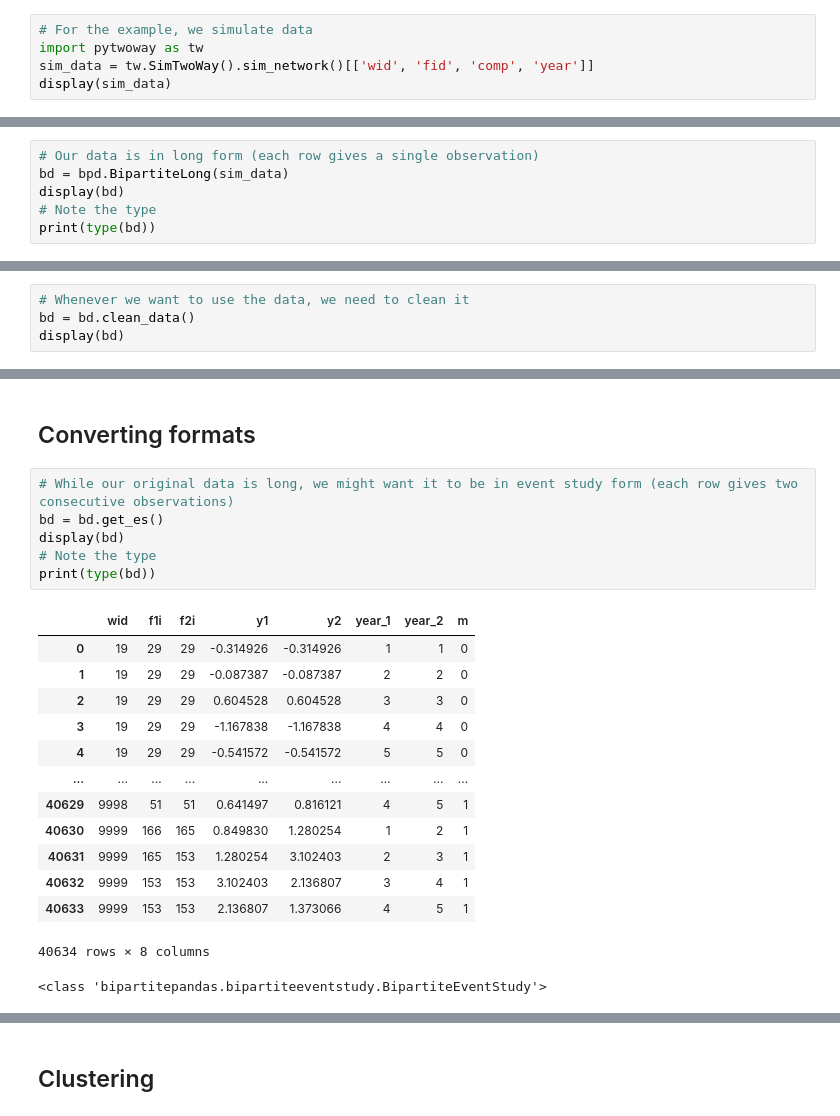
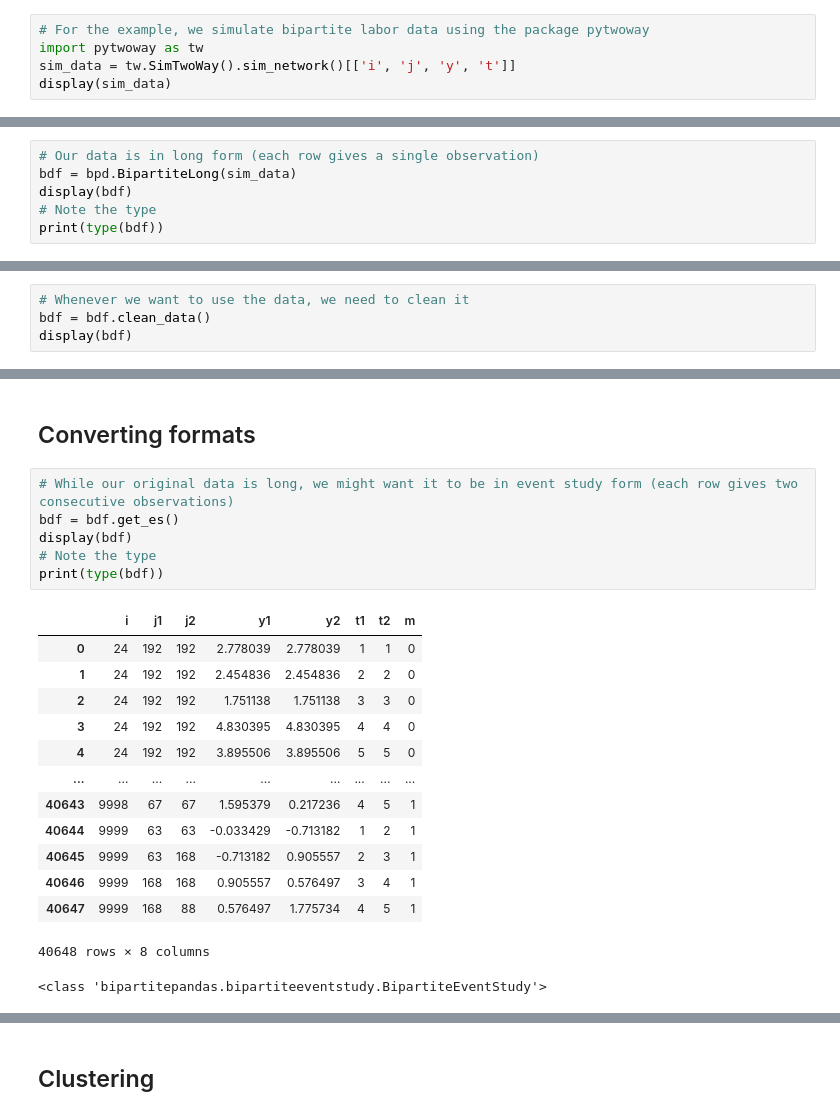
Before and after one commit to tlamadon/bipartitepandas, a Jupyter notebook: docs-src/source/notebooks/bipartitepandas_example.ipynb, the cells around one changed output, grey strips where cells are left out. Saved outputs shown, nothing was run; the diff lists cells and outputs as text.

```diff
--- a/docs-src/source/notebooks/bipartitepandas_example.ipynb
+++ b/docs-src/source/notebooks/bipartitepandas_example.ipynb
@@ -15,6 +11,6 @@ The package contains functions to simulate data. We use this here to keep things
 # %%
-# For the example, we simulate data
+# For the example, we simulate bipartite labor data using the package pytwoway
 import pytwoway as tw
-sim_data = tw.SimTwoWay().sim_network()[['wid', 'fid', 'comp', 'year']]
+sim_data = tw.SimTwoWay().sim_network()[['i', 'j', 'y', 't']]
 display(sim_data)
 # %% [output]
@@ -44,7 +40,7 @@ For long data, each row gives a single observation. For collapsed long data, eac
 # %%
 # Our data is in long form (each row gives a single observation)
-bd = bpd.BipartiteLong(sim_data)
-display(bd)
+bdf = bpd.BipartiteLong(sim_data)
+display(bdf)
 # Note the type
-print(type(bd))
+print(type(bdf))
 # %% [output]
@@ -73,6 +69,6 @@ print(bd.n_clusters())
 None
 # %%
 # Whenever we want to use the data, we need to clean it
-bd = bd.clean_data()
-display(bd)
+bdf = bdf.clean_data()
+display(bdf)
 # %% [output]
@@ -93,23 +89,23 @@ display(bd)
 ## Converting formats
 # %%
 # While our original data is long, we might want it to be in event study form (each row gives two consecutive observations)
-bd = bd.get_es()
-display(bd)
+bdf = bdf.get_es()
+display(bdf)
 # Note the type
-print(type(bd))
+print(type(bdf))
 # %% [output]
-|  | wid | f1i | f2i | y1 | y2 | year_1 | year_2 | m |
-| 0 | 19 | 29 | 29 | -0.314926 | -0.314926 | 1 | 1 | 0 |
-| 1 | 19 | 29 | 29 | -0.087387 | -0.087387 | 2 | 2 | 0 |
-| 2 | 19 | 29 | 29 | 0.604528 | 0.604528 | 3 | 3 | 0 |
-| 3 | 19 | 29 | 29 | -1.167838 | -1.167838 | 4 | 4 | 0 |
-| 4 | 19 | 29 | 29 | -0.541572 | -0.541572 | 5 | 5 | 0 |
+|  | i | j1 | j2 | y1 | y2 | t1 | t2 | m |
+| 0 | 24 | 192 | 192 | 2.778039 | 2.778039 | 1 | 1 | 0 |
+| 1 | 24 | 192 | 192 | 2.454836 | 2.454836 | 2 | 2 | 0 |
+| 2 | 24 | 192 | 192 | 1.751138 | 1.751138 | 3 | 3 | 0 |
+| 3 | 24 | 192 | 192 | 4.830395 | 4.830395 | 4 | 4 | 0 |
+| 4 | 24 | 192 | 192 | 3.895506 | 3.895506 | 5 | 5 | 0 |
 | ... | ... | ... | ... | ... | ... | ... | ... | ... |
-| 40629 | 9998 | 51 | 51 | 0.641497 | 0.816121 | 4 | 5 | 1 |
-| 40630 | 9999 | 166 | 165 | 0.849830 | 1.280254 | 1 | 2 | 1 |
-| 40631 | 9999 | 165 | 153 | 1.280254 | 3.102403 | 2 | 3 | 1 |
-| 40632 | 9999 | 153 | 153 | 3.102403 | 2.136807 | 3 | 4 | 1 |
-| 40633 | 9999 | 153 | 153 | 2.136807 | 1.373066 | 4 | 5 | 1 |
+| 40643 | 9998 | 67 | 67 | 1.595379 | 0.217236 | 4 | 5 | 1 |
+| 40644 | 9999 | 63 | 63 | -0.033429 | -0.713182 | 1 | 2 | 1 |
+| 40645 | 9999 | 63 | 168 | -0.713182 | 0.905557 | 2 | 3 | 1 |
+| 40646 | 9999 | 168 | 168 | 0.905557 | 0.576497 | 3 | 4 | 1 |
+| 40647 | 9999 | 168 | 88 | 0.576497 | 1.775734 | 4 | 5 | 1 |
-40634 rows × 8 columns
+40648 rows × 8 columns
 <class 'bipartitepandas.bipartiteeventstudy.BipartiteEventStudy'>
 # %%
```
Also changed, not shown: parts of 32 cells of this notebook, 16 other files.
